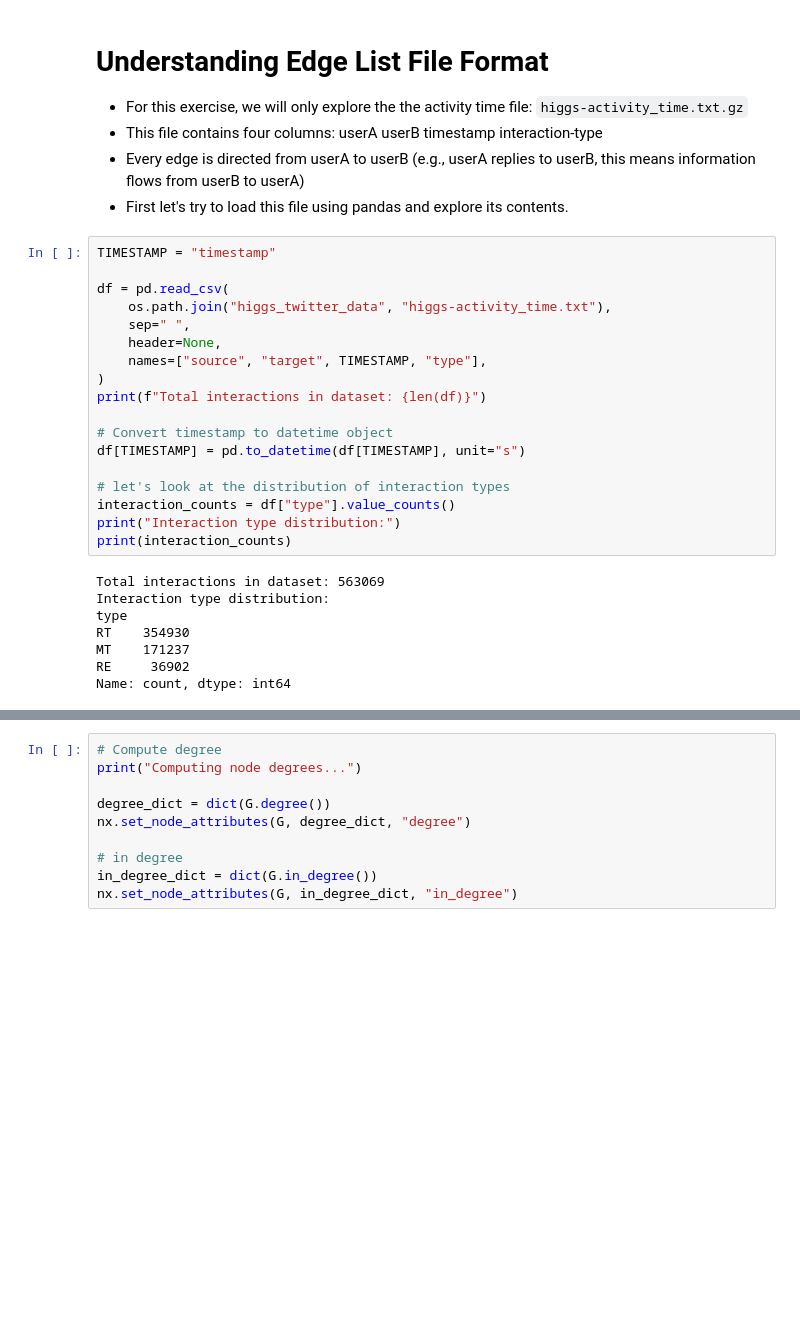
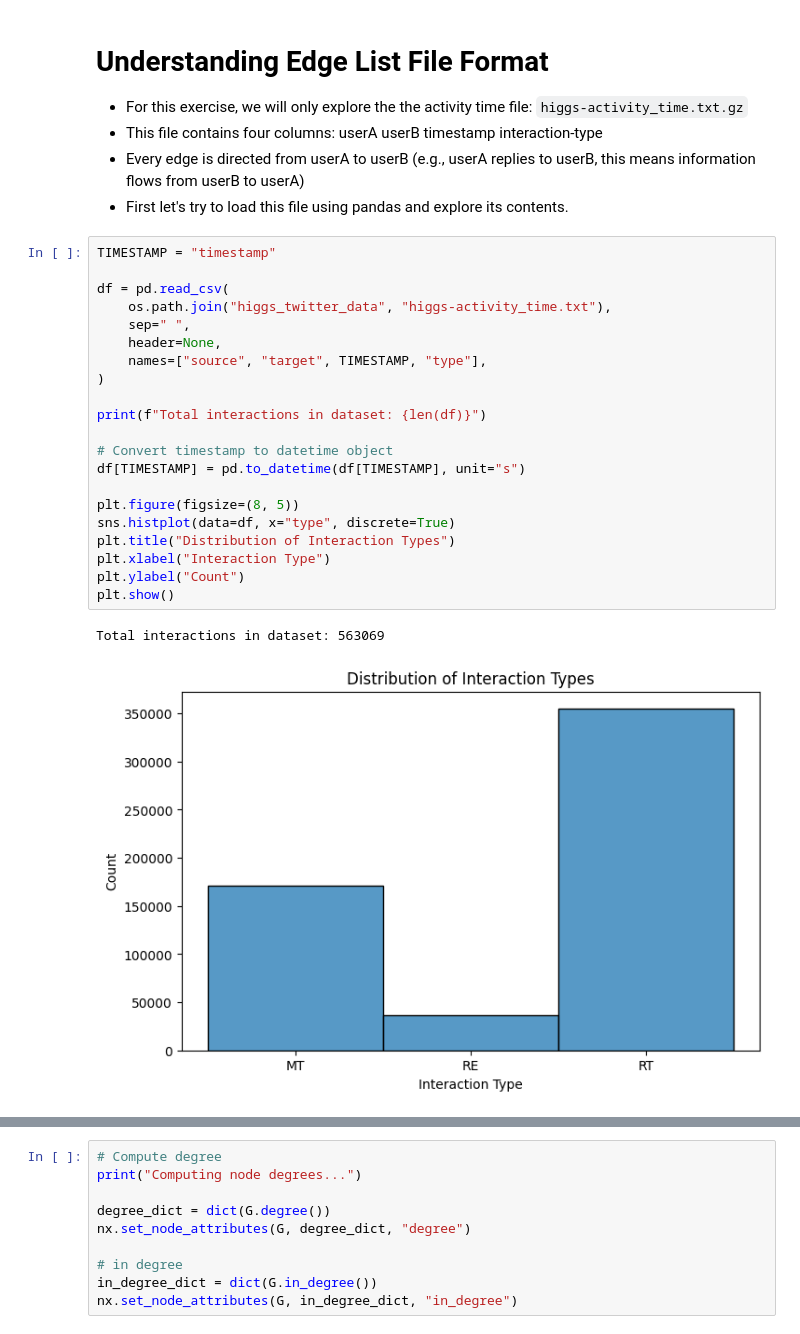
Before and after one commit to ysenarath/AIT-724-HandsOn-2, a Jupyter notebook: notebook.ipynb, the cells around one changed output, grey strips where cells are left out. Saved outputs shown, nothing was run; the diff lists cells and outputs as text; blank space fills up the shorter version.

```diff
--- a/notebook.ipynb
+++ b/notebook.ipynb
@@ -196,27 +195,25 @@ activity_time.txt.gz already exists. Skipping download.
 # %%
 TIMESTAMP = "timestamp"
 
 df = pd.read_csv(
     os.path.join("higgs_twitter_data", "higgs-activity_time.txt"),
     sep=" ",
     header=None,
     names=["source", "target", TIMESTAMP, "type"],
 )
+
 print(f"Total interactions in dataset: {len(df)}")
 
 # Convert timestamp to datetime object
 df[TIMESTAMP] = pd.to_datetime(df[TIMESTAMP], unit="s")
 
-# let's look at the distribution of interaction types
-interaction_counts = df["type"].value_counts()
-print("Interaction type distribution:")
-print(interaction_counts)
+plt.figure(figsize=(8, 5))
+sns.histplot(data=df, x="type", discrete=True)
+plt.title("Distribution of Interaction Types")
+plt.xlabel("Interaction Type")
+plt.ylabel("Count")
+plt.show()
 # %% [output]
 Total interactions in dataset: 563069
-Interaction type distribution:
-type
-RT    354930
-MT    171237
-RE     36902
-Name: count, dtype: int64
+[figure, added]
 # %%
```
Also changed, not shown: parts of 17 cells of this notebook.
